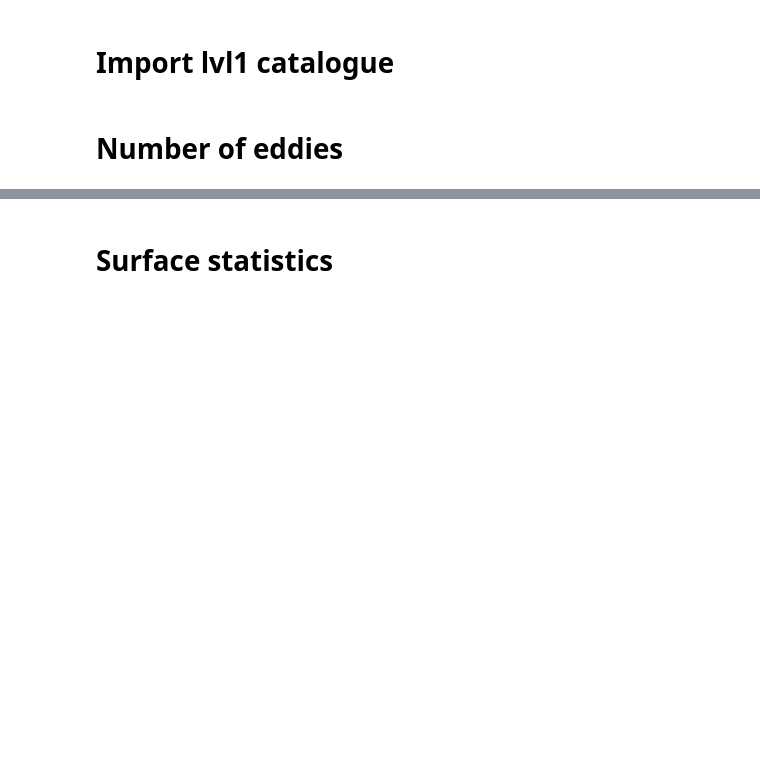
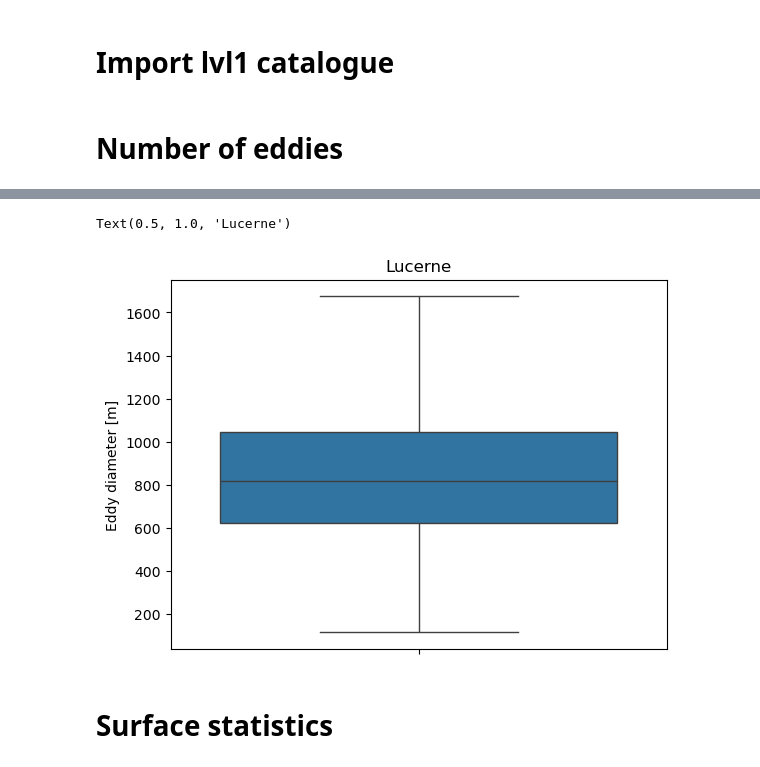
Before and after one commit to leroquan/horizontal_structure_analysis, a Jupyter notebook: eddies/lvl1_eddy_statistics.ipynb, the cells around one changed output, grey strips where cells are left out. Cells and saved outputs as stored; diff of their text form; code cells hidden in the pictures; blank space fills up the shorter version.

```diff
--- a/eddies/lvl1_eddy_statistics.ipynb
+++ b/eddies/lvl1_eddy_statistics.ipynb
@@ -64,5 +104,14 @@ plt.savefig(os.path.join(output_folder, f"eddy_numbers_{depth_min}-{depth_max}m.
 # %%
 nb_eddy_by_depth.reset_index().to_csv(os.path.join(output_folder, f"eddy_numbers_{depth_min}-{depth_max}m.csv"))
+# %%
+df_lvl1_filtered_by_depth['diameter_[m]'] = np.sqrt(df_lvl1_filtered_by_depth['surface_area_mean_[m2]'] / np.pi)*2
+# %%
+sns.boxplot(data=df_lvl1_filtered_by_depth['diameter_[m]'], showfliers=False)
+plt.ylabel("Eddy diameter [m]")
+plt.title(f"{lake.capitalize()}")
+# %% [output]
+Text(0.5, 1.0, 'Lucerne')
+[figure, added]
 # %% [markdown]
 # Surface statistics
 # %%
```
Also changed, not shown: parts of 34 cells of this notebook, 54 other files.
